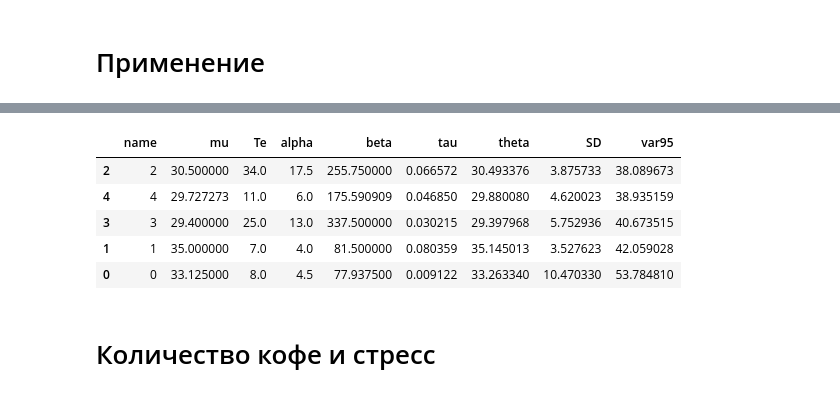
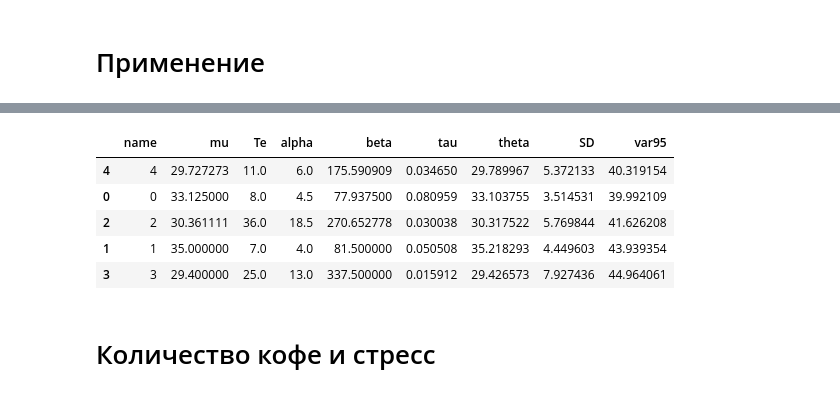
Before and after one commit to ksetdekov/trip_choice_optimizer, a Jupyter notebook: coffee-amount-optimization.ipynb, the cells around one changed output, grey strips where cells are left out. Saved outputs shown, nothing was run; the diff lists cells and outputs as text; code cells hidden in the pictures.

```diff
--- a/coffee-amount-optimization.ipynb
+++ b/coffee-amount-optimization.ipynb
@@ -220,7 +220,9 @@ events = {
     datetime(2025, 2, 1): (2, 34),
     datetime(2025, 2, 2): (2, 29),
     datetime(2025, 2, 3): (2, 32),
-    datetime(2025, 2, 4): (3, 31)
+    datetime(2025, 2, 4): (3, 31),
+    datetime(2025, 2, 5): (2, 31),
+    datetime(2025, 2, 6): (2, 25)
 
 }
 
@@ -234,9 +236,9 @@ cups.process_events(events, days=91)
 |  | name | mu | Te | alpha | beta | tau | theta | SD | var95 |
-| 2 | 2 | 30.500000 | 34.0 | 17.5 | 255.750000 | 0.066572 | 30.493376 | 3.875733 | 38.089673 |
-| 4 | 4 | 29.727273 | 11.0 | 6.0 | 175.590909 | 0.046850 | 29.880080 | 4.620023 | 38.935159 |
-| 3 | 3 | 29.400000 | 25.0 | 13.0 | 337.500000 | 0.030215 | 29.397968 | 5.752936 | 40.673515 |
-| 1 | 1 | 35.000000 | 7.0 | 4.0 | 81.500000 | 0.080359 | 35.145013 | 3.527623 | 42.059028 |
-| 0 | 0 | 33.125000 | 8.0 | 4.5 | 77.937500 | 0.009122 | 33.263340 | 10.470330 | 53.784810 |
+| 4 | 4 | 29.727273 | 11.0 | 6.0 | 175.590909 | 0.034650 | 29.789967 | 5.372133 | 40.319154 |
+| 0 | 0 | 33.125000 | 8.0 | 4.5 | 77.937500 | 0.080959 | 33.103755 | 3.514531 | 39.992109 |
+| 2 | 2 | 30.361111 | 36.0 | 18.5 | 270.652778 | 0.030038 | 30.317522 | 5.769844 | 41.626208 |
+| 1 | 1 | 35.000000 | 7.0 | 4.0 | 81.500000 | 0.050508 | 35.218293 | 4.449603 | 43.939354 |
+| 3 | 3 | 29.400000 | 25.0 | 13.0 | 337.500000 | 0.015912 | 29.426573 | 7.927436 | 44.964061 |
 # %% [markdown]
 # Количество кофе и стресс
 # %%
```
Also changed, not shown: parts of 5 cells of this notebook.
